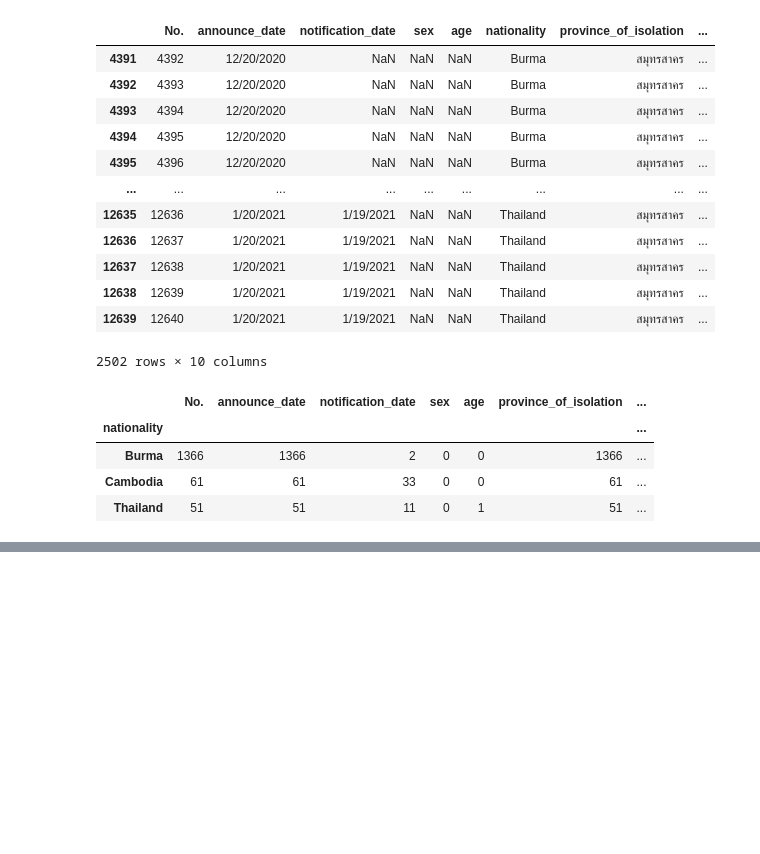
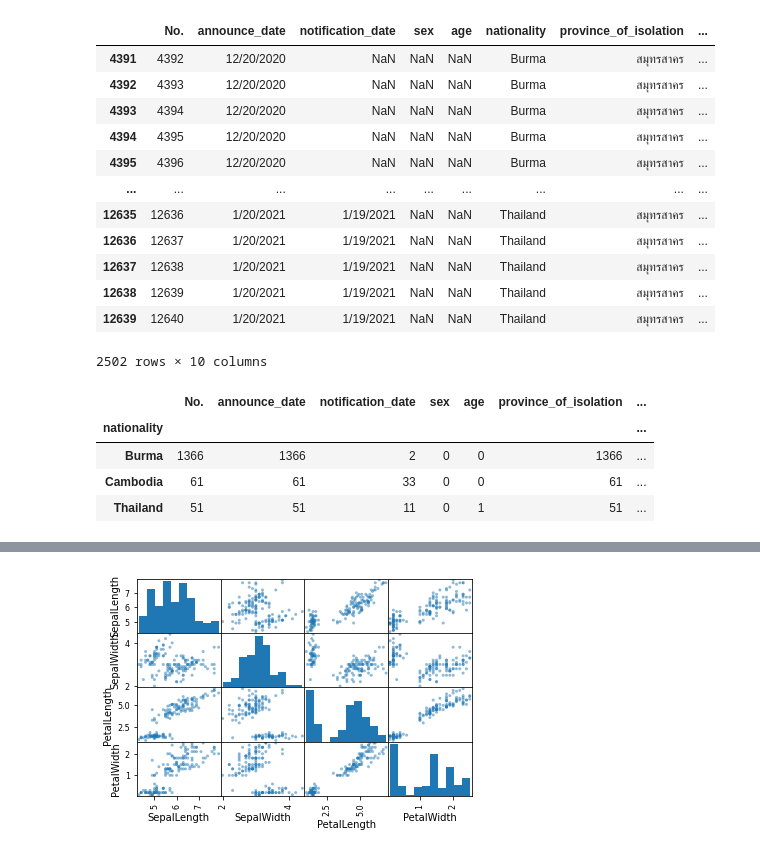
Before and after one commit to tanpharamut/data_viz, a Jupyter notebook: Pandas_102.ipynb, the cells around one changed output, grey strips where cells are left out. Drawn from its saved outputs; the diff is of its cells as text; code cells hidden in the pictures; blank space fills up the shorter version.

```diff
--- a/Pandas_102.ipynb
+++ b/Pandas_102.ipynb
@@ -285,0 +431,4 @@ sex_null.groupby('nationality').count()
+# %%
+pd.plotting.scatter_matrix(df); # ; ลบตัวหนังสือออก
+# %% [output]
+[figure, added]
```
Also changed, not shown: parts of 19 cells of this notebook.
